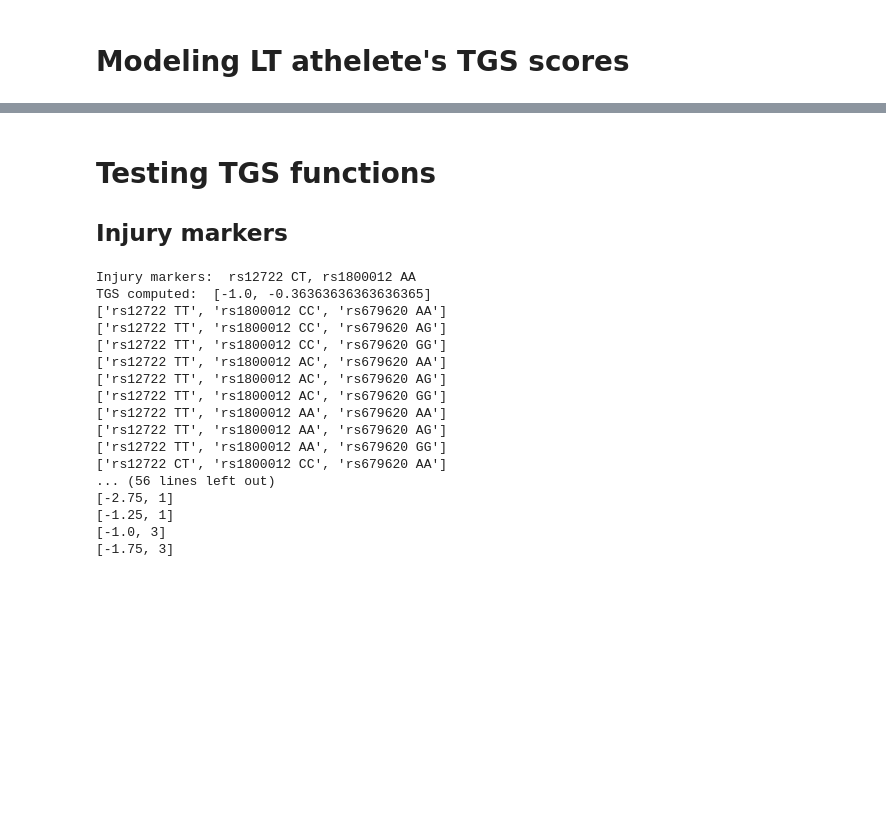
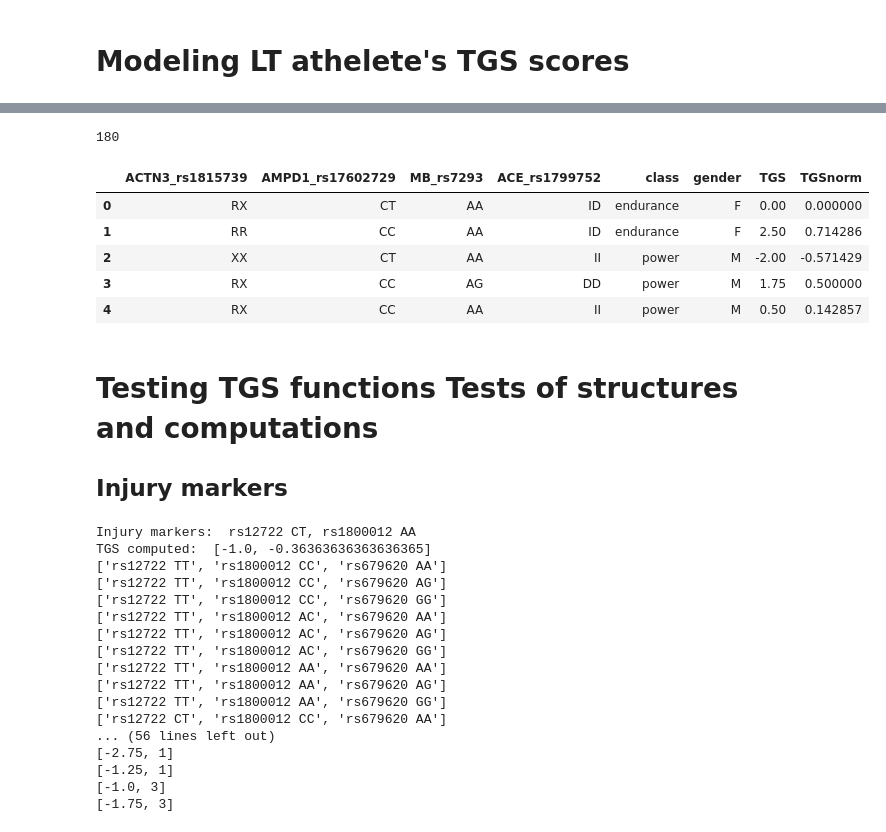
Before and after one commit to erinijapranckeviciene/ppolygenic, a Jupyter notebook: ppolygenic.ipynb, the cells around one changed output, grey strips where cells are left out. Saved outputs shown, nothing was run; the diff lists cells and outputs as text; code cells hidden in the pictures; blank space fills up the shorter version.

```diff
--- a/ppolygenic.ipynb
+++ b/ppolygenic.ipynb
@@ -304,0 +289,17 @@ TGS computed:  [3.5, 1.0]
+# %%
+import pandas as pd
+# read the data
+url="https://raw.githubusercontent.com/erinijapranckeviciene/ppolygenic/master/lt_athletes.csv"
+lt_athletes_data = pd.read_csv(url)
+print(lt_athletes_data.columns)
+lt_athletes_data.describe(include=['int','int64','float','object'])
+print(lt_athletes_data.head())
+
+# We have to organize reading a data frame by line ,
+# form a list as below
+#
+# endpow_gt_list='rs1799752 DD, rs1815739 RR, rs7293 AA, rs17602729 CC '
+#
+# and for such list at each line
+# compute TGS score and its normalized score and
+# add two columns to the data frame
@@ -305,5 +316,39 @@ TGS computed:  [3.5, 1.0]
+# %%
+import numpy as np
+nr,nc=lt_athletes_data.shape
+print(nr)
+dftgs=np.zeros([nr,1], dtype=float)
+dftgsn=np.zeros([nr,1], dtype=float)
+for i in range(1,nr):
+    drow   = lt_athletes_data.iloc[i]
+    gtlist = 'rs1799752 '+drow['ACE_rs1799752']+', rs1815739 '+drow['ACTN3_rs1815739']+', rs7293 '+drow['MB_rs7293']+', rs17602729 '+drow['AMPD1_rs17602729']
+    #print(drow['ACTN3_rs1815739'],drow['AMPD1_rs17602729'], drow['MB_rs7293'],drow['ACE_rs1799752'] )
+    #print(gtlist)
+    # call total genotype score
+    tgs_endpow = total_genotype_score(gtlist, markers_endpow['endurance_power_vilnius'])
+    #print("Endurance power markers LT data: ",endpow_gt_list)
+    #print("TGS computed: ", tgs_endpow)
+    #print('TGS')
+    #print(tgs_endpow[0])
+    #print(tgs_endpow[1])
+    dftgs[i]=tgs_endpow[0]
+    dftgsn[i]=tgs_endpow[1]
+
+#add two columns to the athletes dataframe with data
+lt_athletes_df=lt_athletes_data
+lt_athletes_df.insert(nc, "TGS", dftgs, True)
+lt_athletes_df.insert(nc+1, "TGSnorm", dftgsn, True)
+lt_athletes_df.head()
+# %% [output]
+180
+|  | ACTN3_rs1815739 | AMPD1_rs17602729 | MB_rs7293 | ACE_rs1799752 | class | gender | TGS | TGSnorm |
+| 0 | RX | CT | AA | ID | endurance | F | 0.00 | 0.000000 |
+| 1 | RR | CC | AA | ID | endurance | F | 2.50 | 0.714286 |
+| 2 | XX | CT | AA | II | power | M | -2.00 | -0.571429 |
+| 3 | RX | CC | AG | DD | power | M | 1.75 | 0.500000 |
+| 4 | RX | CC | AA | II | power | M | 0.50 | 0.142857 |
 # %% [markdown]
-# Testing TGS functions
+# Testing TGS functions Tests of structures and computations
 ## **Injury markers**
 # %%
 import sys
```
Also changed, not shown: parts of 4 cells of this notebook.
